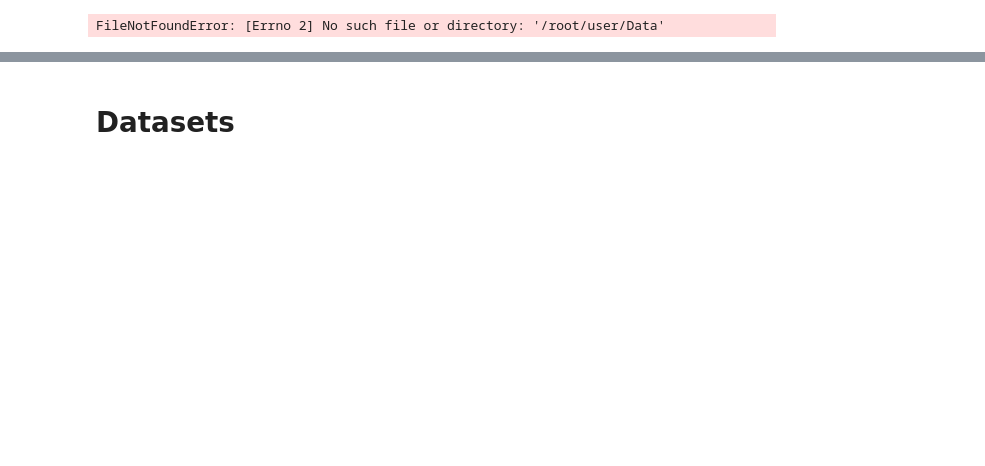
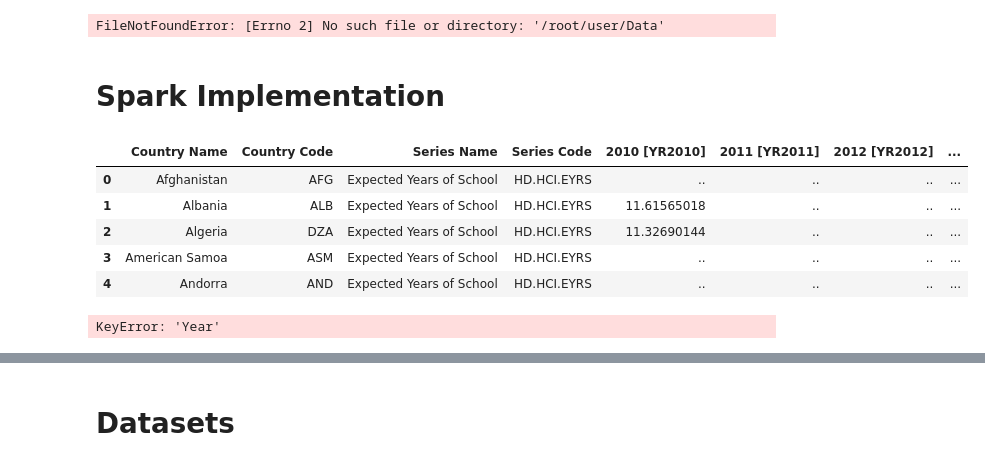
Before and after one commit to DanielDaCosta/distributed-file-system, a Jupyter notebook: main.ipynb, the cells around one changed output, grey strips where cells are left out. Drawn from its saved outputs; the diff is of its cells as text; code cells hidden in the pictures; blank space fills up the shorter version.

```diff
--- a/main.ipynb
+++ b/main.ipynb
@@ -707,3 +854,5 @@ put("/root/user", "", "datasets/Data.csv")
 read_dataset("/root/user/Data")
 # %% [output]
 FileNotFoundError: [Errno 2] No such file or directory: '/root/user/Data'
+# %% [markdown]
+# Spark Implementation
@@ -709,0 +871,11 @@ FileNotFoundError: [Errno 2] No such file or directory: '/root/user/Data'
+# %%
+df = pd.read_csv("datasets/Human_Capital_Index.csv")
+# %%
+df.head()
+# %% [output]
+|  | Country Name | Country Code | Series Name | Series Code | 2010 [YR2010] | 2011 [YR2011] | 2012 [YR2012] | ... |
+| 0 | Afghanistan | AFG | Expected Years of School | HD.HCI.EYRS | .. | .. | .. | ... |
+| 1 | Albania | ALB | Expected Years of School | HD.HCI.EYRS | 11.61565018 | .. | .. | ... |
+| 2 | Algeria | DZA | Expected Years of School | HD.HCI.EYRS | 11.32690144 | .. | .. | ... |
+| 3 | American Samoa | ASM | Expected Years of School | HD.HCI.EYRS | .. | .. | .. | ... |
+| 4 | Andorra | AND | Expected Years of School | HD.HCI.EYRS | .. | .. | .. | ... |
@@ -709,0 +889,17 @@ FileNotFoundError: [Errno 2] No such file or directory: '/root/user/Data'
+# %%
+# change columns names
+new_columns = list()
+columns = df.columns
+for c in columns:
+    if is_year(c):
+        new_columns.append(c[:4])
+    else:
+        new_columns.append(c.replace(" ","_"))
+
+# change column names in dataframe
+df.columns = new_columns
+df['Year'] = df['Year'].astype(int)
+df = df.loc[df['Value'] != '..'].copy()
+df['Value'] = df['Value'].astype(float)
+# %% [output]
+KeyError: 'Year'
```
Also changed, not shown: parts of 39 cells of this notebook, 3 other files.
